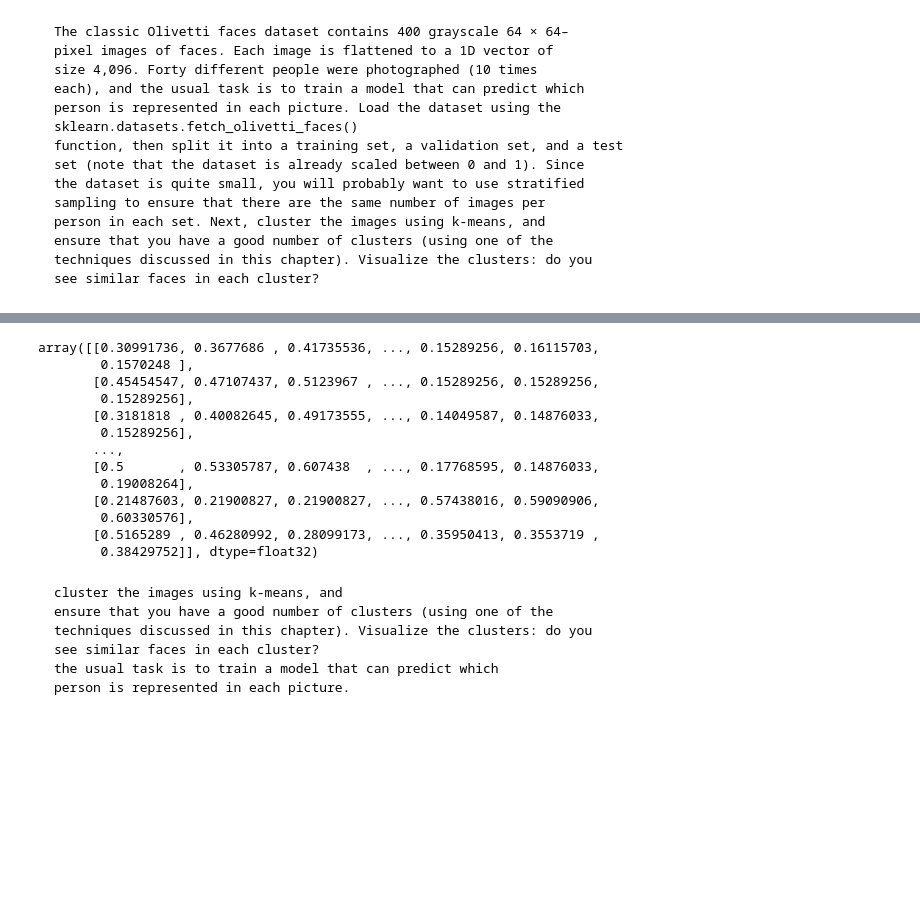
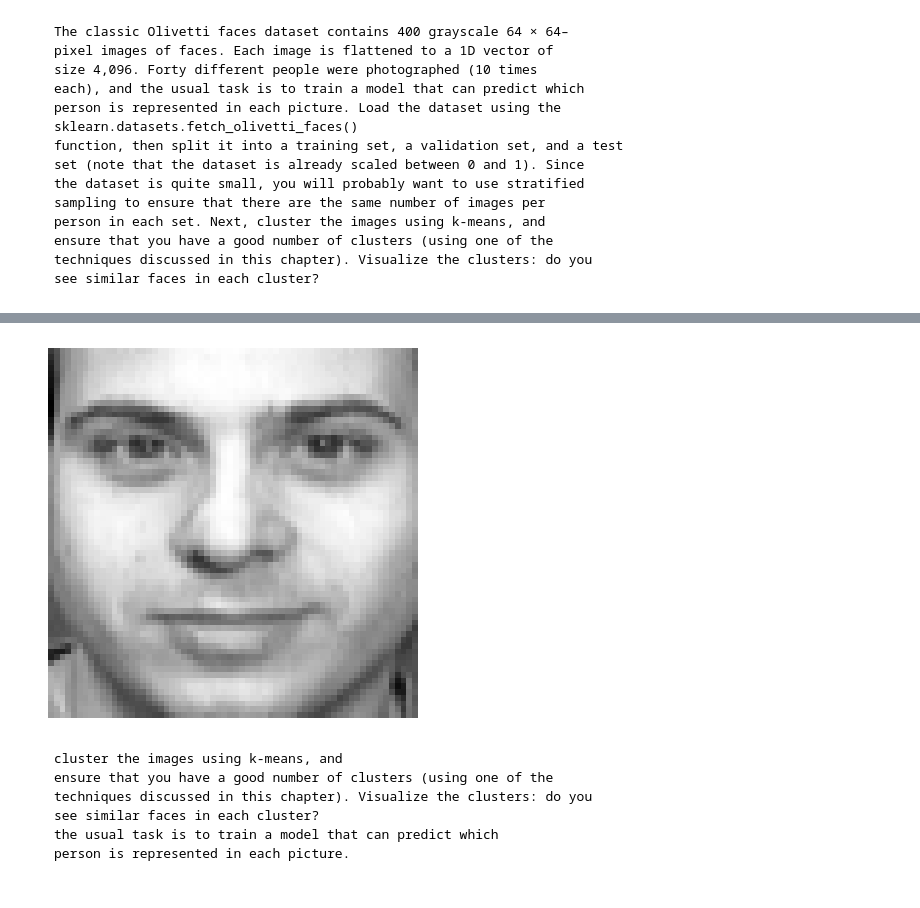
Before and after one commit to Haseebi-khan/MachineLearning, a Jupyter notebook: Hand_On_ML/FaceRecognition_olivetti_facesChpt8.ipynb, the cells around one changed output, grey strips where cells are left out. Saved outputs shown, nothing was run; the diff lists cells and outputs as text; code cells hidden in the pictures; blank space fills up the shorter version.

````diff
--- a/Hand_On_ML/FaceRecognition_olivetti_facesChpt8.ipynb
+++ b/Hand_On_ML/FaceRecognition_olivetti_facesChpt8.ipynb
@@ -39,19 +39,10 @@ images = faces.images
 # %%
-X
+img = X[87].reshape(64, 64)
+plt.imshow(img, cmap="gray")
+plt.axis("off")
+plt.show()
 # %% [output]
-array([[0.30991736, 0.3677686 , 0.41735536, ..., 0.15289256, 0.16115703,
-        0.1570248 ],
-       [0.45454547, 0.47107437, 0.5123967 , ..., 0.15289256, 0.15289256,
-        0.15289256],
-       [0.3181818 , 0.40082645, 0.49173555, ..., 0.14049587, 0.14876033,
-        0.15289256],
-       ...,
-       [0.5       , 0.53305787, 0.607438  , ..., 0.17768595, 0.14876033,
-        0.19008264],
-       [0.21487603, 0.21900827, 0.21900827, ..., 0.57438016, 0.59090906,
-        0.60330576],
-       [0.5165289 , 0.46280992, 0.28099173, ..., 0.35950413, 0.3553719 ,
-        0.38429752]], dtype=float32)
+[figure, added]
 # %% [markdown]
 ```
 cluster the images using k-means, and
````
Also changed, not shown: parts of 8 cells of this notebook.
